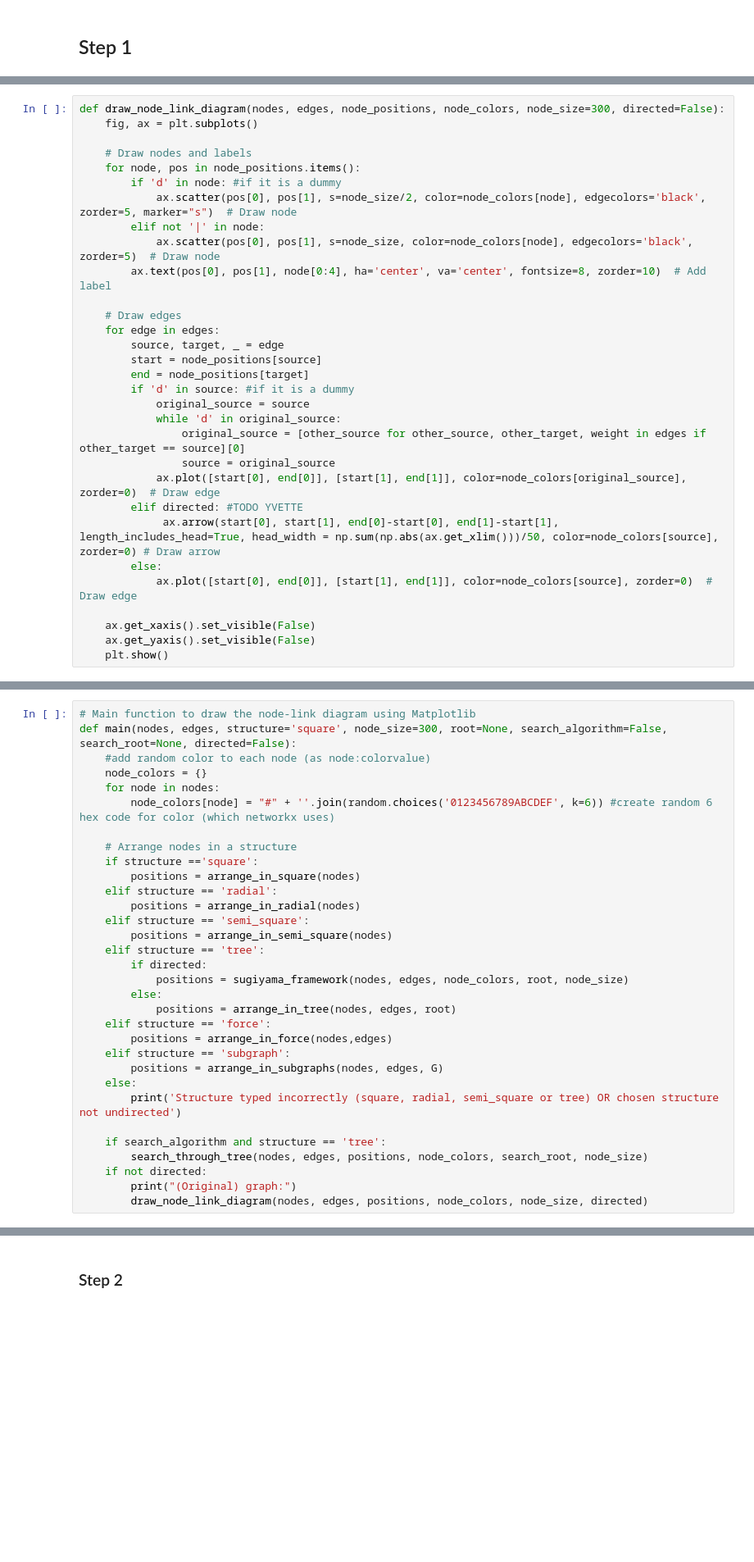
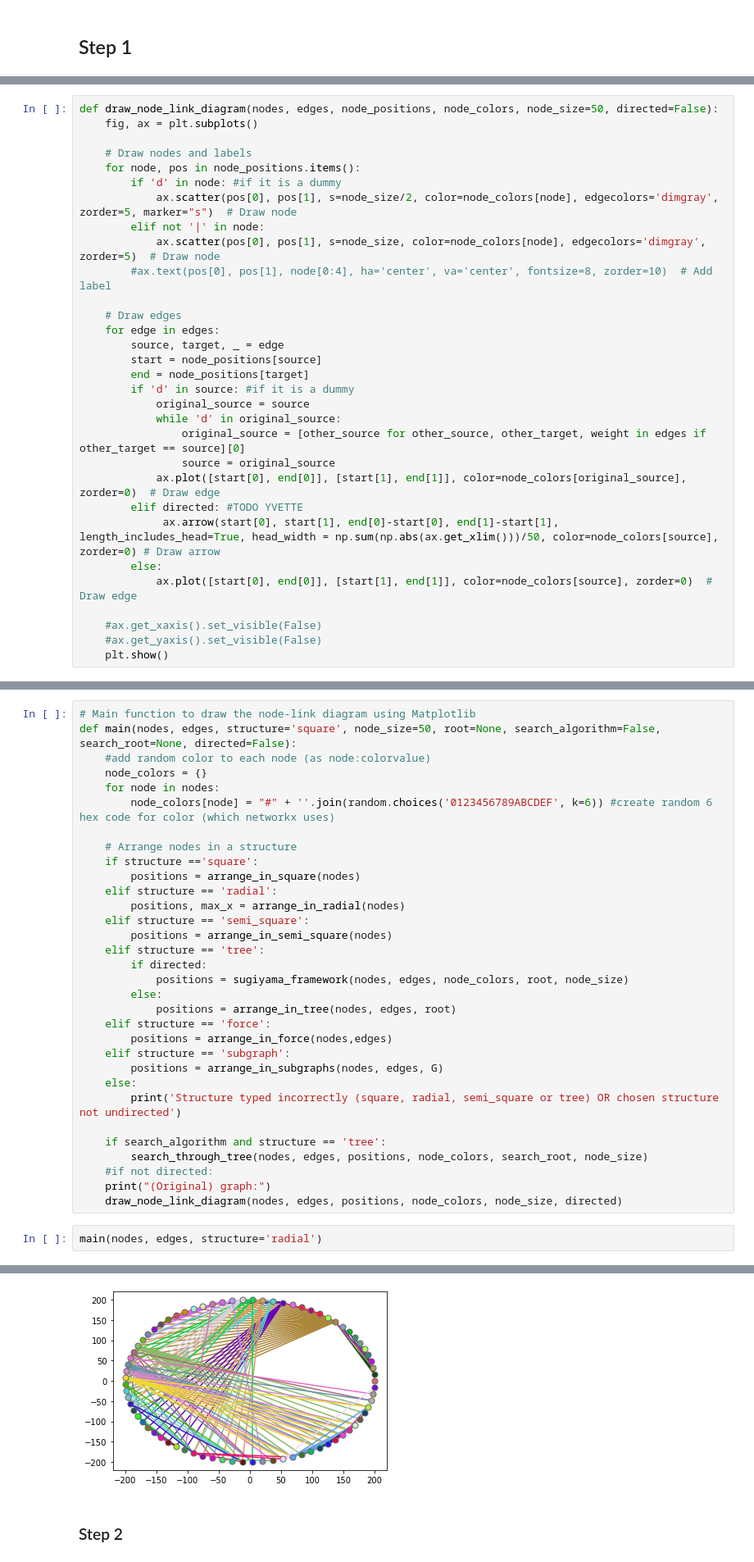
Before and after one commit to GameModes/DataVisualisationCourse, a Jupyter notebook: Projects/DataVis.ipynb, the cells around one changed output, grey strips where cells are left out. Shown at 82% size. Saved outputs shown, nothing was run; the diff lists cells and outputs as text; blank space fills up the shorter version.

```diff
--- a/Projects/DataVis.ipynb
+++ b/Projects/DataVis.ipynb
@@ -88,16 +105,16 @@ def arrange_in_semi_square(nodes):
 
     return node_positions
 # %%
-def draw_node_link_diagram(nodes, edges, node_positions, node_colors, node_size=300, directed=False):
+def draw_node_link_diagram(nodes, edges, node_positions, node_colors, node_size=50, directed=False):
     fig, ax = plt.subplots()
 
     # Draw nodes and labels
     for node, pos in node_positions.items():
         if 'd' in node: #if it is a dummy
-            ax.scatter(pos[0], pos[1], s=node_size/2, color=node_colors[node], edgecolors='black', zorder=5, marker="s")  # Draw node
+            ax.scatter(pos[0], pos[1], s=node_size/2, color=node_colors[node], edgecolors='dimgray', zorder=5, marker="s")  # Draw node
         elif not '|' in node:
-            ax.scatter(pos[0], pos[1], s=node_size, color=node_colors[node], edgecolors='black', zorder=5)  # Draw node
-        ax.text(pos[0], pos[1], node[0:4], ha='center', va='center', fontsize=8, zorder=10)  # Add label
+            ax.scatter(pos[0], pos[1], s=node_size, color=node_colors[node], edgecolors='dimgray', zorder=5)  # Draw node
+        #ax.text(pos[0], pos[1], node[0:4], ha='center', va='center', fontsize=8, zorder=10)  # Add label
 
     # Draw edges
     for edge in edges:
@@ -115,8 +132,8 @@ def draw_node_link_diagram(nodes, edges, node_positions, node_colors, node_size=
         else:
             ax.plot([start[0], end[0]], [start[1], end[1]], color=node_colors[source], zorder=0)  # Draw edge
 
-    ax.get_xaxis().set_visible(False)
-    ax.get_yaxis().set_visible(False)
+    #ax.get_xaxis().set_visible(False)
+    #ax.get_yaxis().set_visible(False)
     plt.show()
 # %%
 # FOR SUBGRAPHS
@@ -176,7 +238,7 @@ def draw_two_node_link_diagram(edges1, edges2, node_positions1, node_positions2,
     plt.show()
 # %%
 # Main function to draw the node-link diagram using Matplotlib
-def main(nodes, edges, structure='square', node_size=300, root=None, search_algorithm=False, search_root=None, directed=False):
+def main(nodes, edges, structure='square', node_size=50, root=None, search_algorithm=False, search_root=None, directed=False):
     #add random color to each node (as node:colorvalue)
     node_colors = {}
     for node in nodes:
@@ -186,7 +248,7 @@ def main(nodes, edges, structure='square', node_size=300, root=None, search_algo
     if structure =='square':
         positions = arrange_in_square(nodes)
     elif structure == 'radial':
-        positions = arrange_in_radial(nodes)
+        positions, max_x = arrange_in_radial(nodes)
     elif structure == 'semi_square':
         positions = arrange_in_semi_square(nodes)
     elif structure == 'tree':
@@ -203,6 +265,9 @@ def main(nodes, edges, structure='square', node_size=300, root=None, search_algo
 
     if search_algorithm and structure == 'tree':
         search_through_tree(nodes, edges, positions, node_colors, search_root, node_size)
-    if not directed:
-        print("(Original) graph:")
-        draw_node_link_diagram(nodes, edges, positions, node_colors, node_size, directed)
+    #if not directed:
+    print("(Original) graph:")
+    draw_node_link_diagram(nodes, edges, positions, node_colors, node_size, directed)
+# %%
+main(nodes, edges, structure='radial')
+# %% [output]
@@ -209,3 +275,4 @@ def main(nodes, edges, structure='square', node_size=300, root=None, search_algo
+[figure, added]
 # %% [markdown]
 ### Step 2
 # %% [markdown]
```
Also changed, not shown: parts of 16 cells of this notebook.
